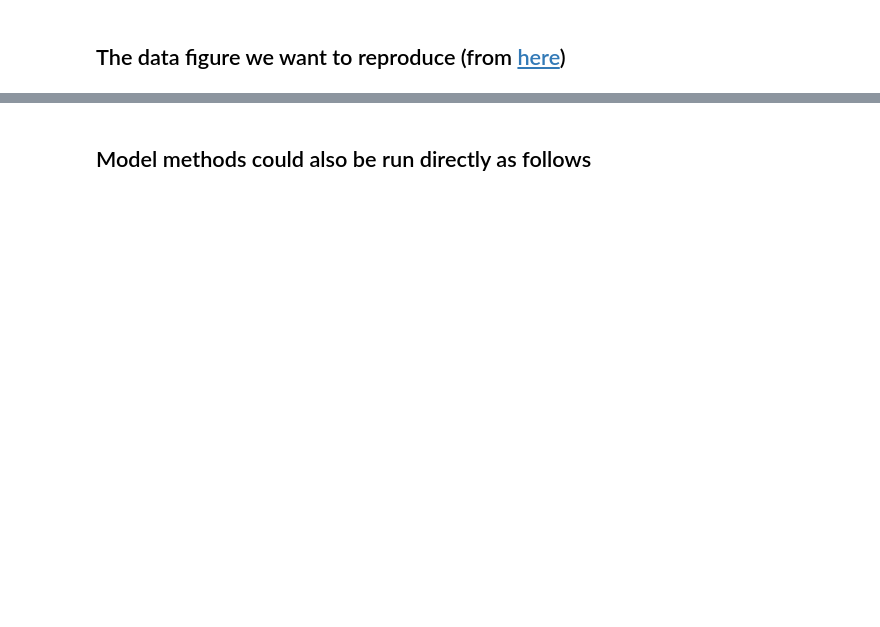
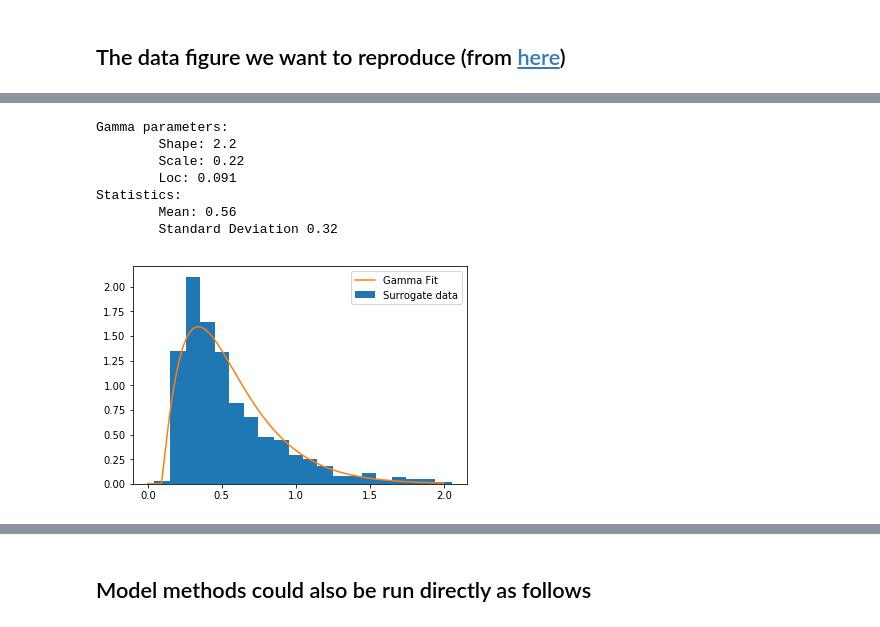
Before and after one commit to openworm/tests, a Jupyter notebook: owtests/CElegansNeuroML/Muscle-Model.ipynb, the cells around one changed output, grey strips where cells are left out. Saved outputs shown, nothing was run; the diff lists cells and outputs as text; code cells hidden in the pictures; blank space fills up the shorter version.

```diff
--- a/owtests/CElegansNeuroML/Muscle-Model.ipynb
+++ b/owtests/CElegansNeuroML/Muscle-Model.ipynb
@@ -83,0 +91,24 @@ ap_tests = sciunit.TestSuite([ap_width_test,ap_amplitude_test,isi_test,cv_test],
+# %%
+# Do the fit on the surrogate data to get the estmated parameters
+from scipy.stats import gamma
+isi_shape,isi_loc,isi_scale = gamma.fit(surrogate_data)
+isi_mean, isi_var, isi_skew, isi_kurt = gamma.stats(isi_shape,loc=isi_loc,scale=isi_scale, moments='mvsk')
+isi_std = np.sqrt(isi_var)
+isi_cv = isi_std/isi_mean
+bins = list(df.index - width/2) # Get the left edges of the bins
+bins += [bins[-1]+width] # Add the right edge of the last bin
+plt.hist(surrogate_data,bins=bins,normed=True,label='Surrogate data')
+xs = np.linspace(0,df.index.max(),1000)
+plt.plot(xs,gamma.pdf(xs,isi_shape,loc=isi_loc,scale=isi_scale),label='Gamma Fit')
+plt.legend()
+print('Gamma parameters:\n\tShape: {:.2g}\n\tScale: {:.2g}\n\tLoc: {:.2g}'.format(isi_shape,isi_scale,isi_loc))
+print('Statistics:\n\tMean: {:.2g}\n\tStandard Deviation {:.2g}'.format(isi_mean,isi_std))
+# %% [output]
+Gamma parameters:
+        Shape: 2.2
+        Scale: 0.22
+        Loc: 0.091
+Statistics:
+        Mean: 0.56
+        Standard Deviation 0.32
+[figure, added]
```
Also changed, not shown: parts of 15 cells of this notebook, 2 other files.
